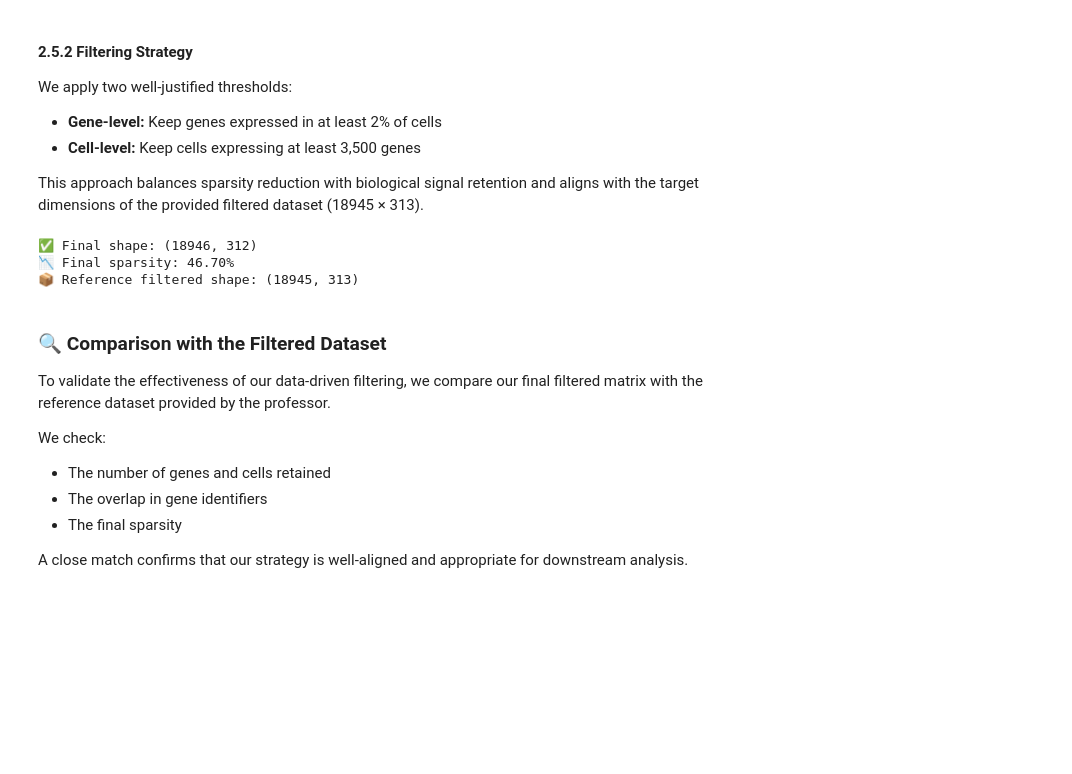
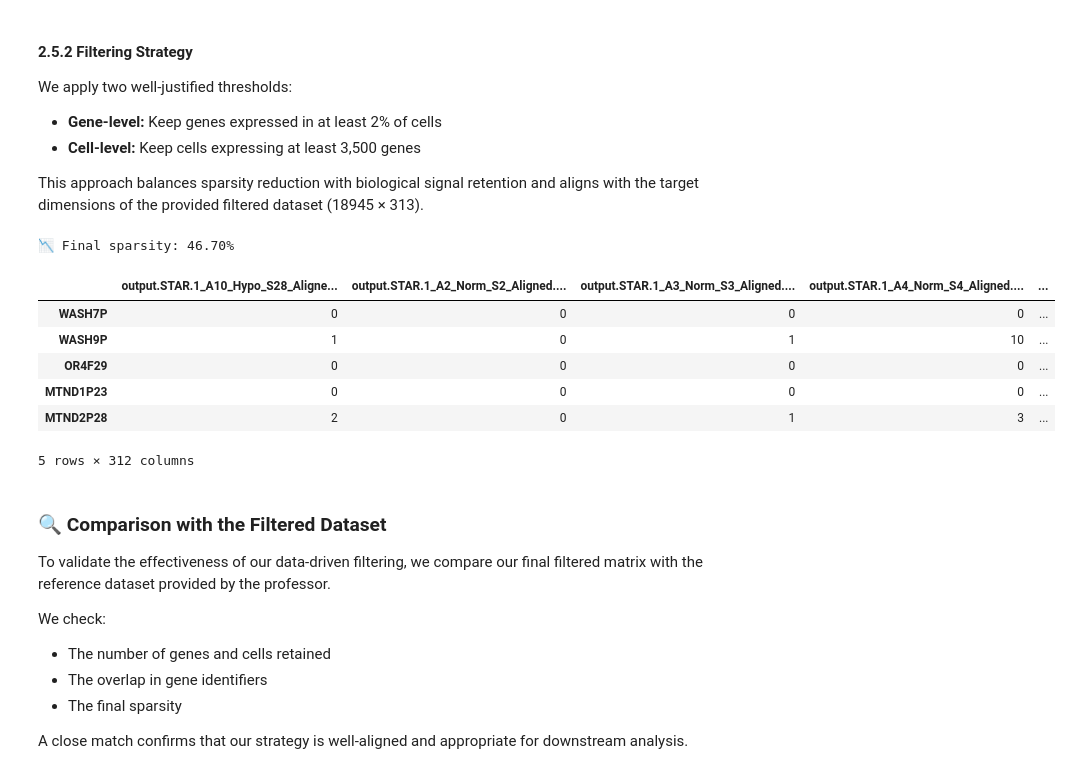
Before and after one commit to katiarusso/breast-cancer-ml-classification, a Jupyter notebook: Notebooks/Main.ipynb, the cells around one changed output. Saved outputs shown, nothing was run; the diff lists cells and outputs as text; code cells hidden in the pictures; blank space fills up the shorter version.

```diff
--- a/Notebooks/Main.ipynb
+++ b/Notebooks/Main.ipynb
@@ -708,14 +708,19 @@ filtered_genes = gene_qc_after[
 ]
 df_final = df_cell_filtered.loc[filtered_genes.index]
 
-# Final stats
-print(f"✅ Final shape: {df_final.shape}")
 print(f"📉 Final sparsity: {(df_final == 0).sum().sum() / df_final.size:.2%}")
-print(f"📦 Reference filtered shape: {dfs_mcf_filtered.shape}")
 # %% [output]
-✅ Final shape: (18946, 312)
 📉 Final sparsity: 46.70%
-📦 Reference filtered shape: (18945, 313)
+# %%
+df_final.head()
+# %% [output]
+|  | output.STAR.1_A10_Hypo_S28_Aligne... | output.STAR.1_A2_Norm_S2_Aligned.... | output.STAR.1_A3_Norm_S3_Aligned.... | output.STAR.1_A4_Norm_S4_Aligned.... | ... |
+| WASH7P | 0 | 0 | 0 | 0 | ... |
+| WASH9P | 1 | 0 | 1 | 10 | ... |
+| OR4F29 | 0 | 0 | 0 | 0 | ... |
+| MTND1P23 | 0 | 0 | 0 | 0 | ... |
+| MTND2P28 | 2 | 0 | 1 | 3 | ... |
+5 rows × 312 columns
 # %% [markdown]
 ### 🔍 Comparison with the Filtered Dataset
 
```
Also changed, not shown: parts of 2 cells of this notebook.
